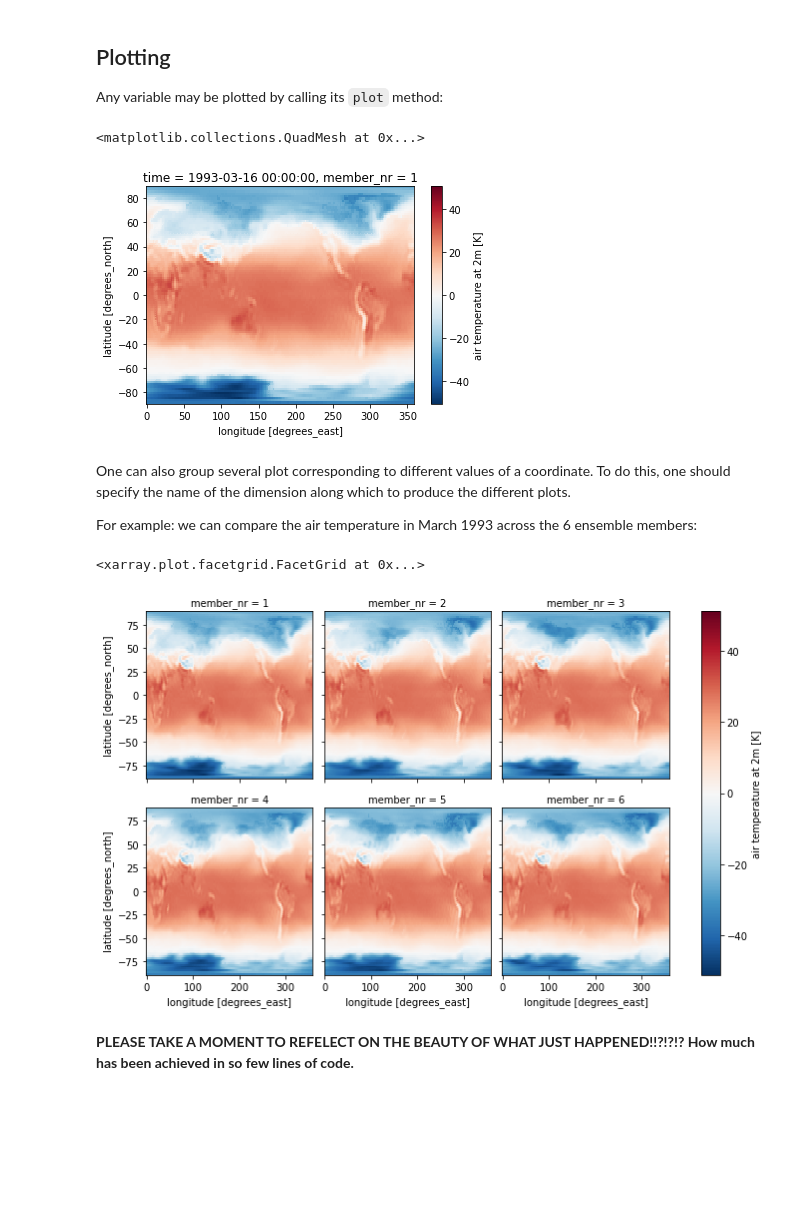
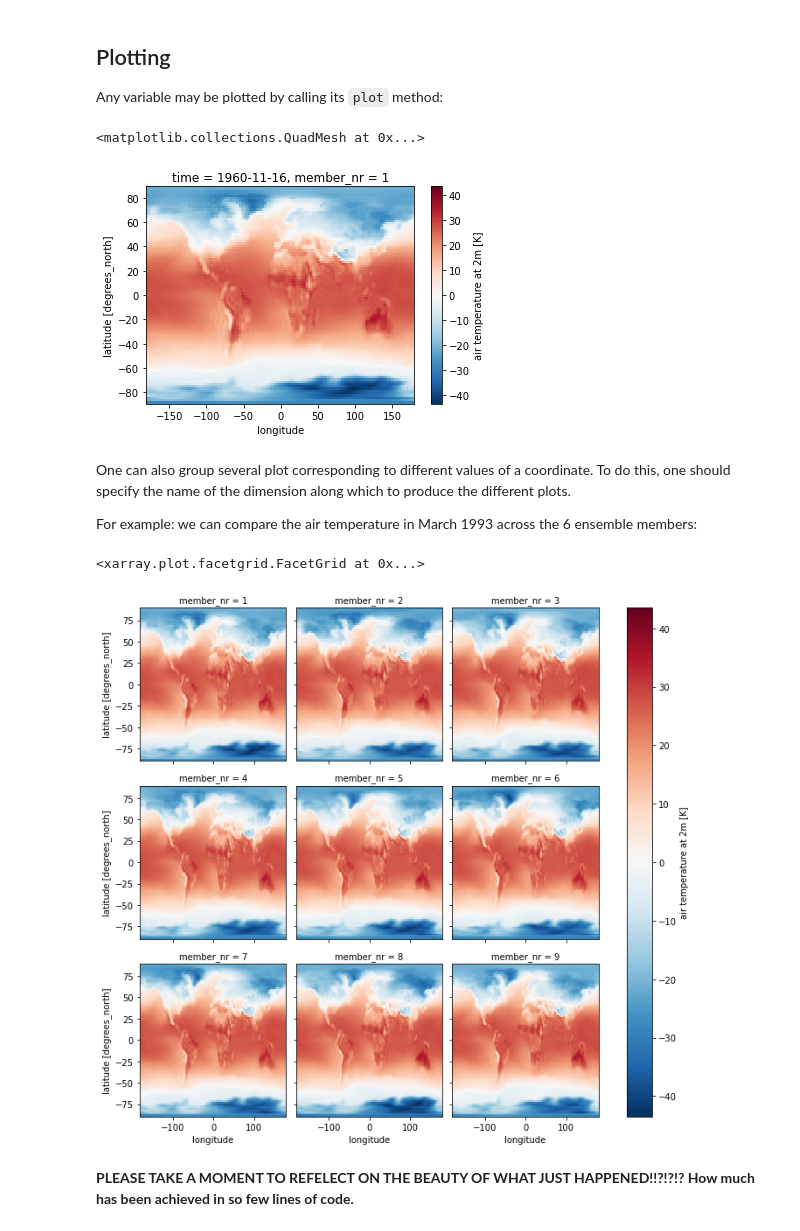
Before and after one commit to CedricTravelletti/Climate, a Jupyter notebook: examples/load_and_plot.ipynb, the cells around one changed output. Drawn from its saved outputs; the diff is of its cells as text; code cells hidden in the pictures; blank space fills up the shorter version.

```diff
--- a/examples/load_and_plot.ipynb
+++ b/examples/load_and_plot.ipynb
@@ -40,8 +46,8 @@ import matplotlib.pyplot as plt
 
 from climate.utils import load_dataset
 base_folder = "/home/cedric/PHD/Dev/Climate/Data/"
-TOT_ENSEMBLES_NUMBER = 6 # Only consider the first 6 ensemble members to keep it light.
-dataset_members, dataset_mean, dataset_instrumental = load_dataset(base_folder, TOT_ENSEMBLES_NUMBER)
+TOT_ENSEMBLES_NUMBER = 9 # Only consider the first 6 ensemble members to keep it light.
+dataset_mean, dataset_members, dataset_instrumental, dataset_reference = load_dataset(base_folder, TOT_ENSEMBLES_NUMBER)
 # %% [output]
 /home/cedric/PHD/Dev/Climate/Data/Ensembles/Members/member_1/
 /home/cedric/PHD/Dev/Climate/Data/Ensembles/Members/member_2/
@@ -188,20 +275,20 @@ time: mean (interval: 1 month)
 
 Any variable may be plotted by calling its `plot` method:
 # %%
-dataset_members.sel(member_nr=1, time=timestamps[2]).air_temperature.plot()
+dataset_members.sel(member_nr=1).isel(time=10).temperature.plot()
 # %% [output]
 <matplotlib.collections.QuadMesh at 0x...>
-[figure, old version]
+[figure, new version]
 # %% [markdown]
 One can also group several plot corresponding to different values of a coordinate. To do this, one should specify the name of the dimension along which to produce the different plots.
 
 
 For example: we can compare the air temperature in March 1993 across the 6 ensemble members:
 # %%
-dataset_members.air_temperature.sel(time=timestamps[2]).plot(
+dataset_members.temperature.isel(time=10).plot(
     col='member_nr', col_wrap=3)
 # %% [output]
 <xarray.plot.facetgrid.FacetGrid at 0x...>
-[figure, old version]
+[figure, new version]
 # %% [markdown]
 **PLEASE TAKE A MOMENT TO REFELECT ON THE BEAUTY OF WHAT JUST HAPPENED!!?!?!? How much has been achieved in so few lines of code.**
```
Also changed, not shown: parts of 18 cells of this notebook.
